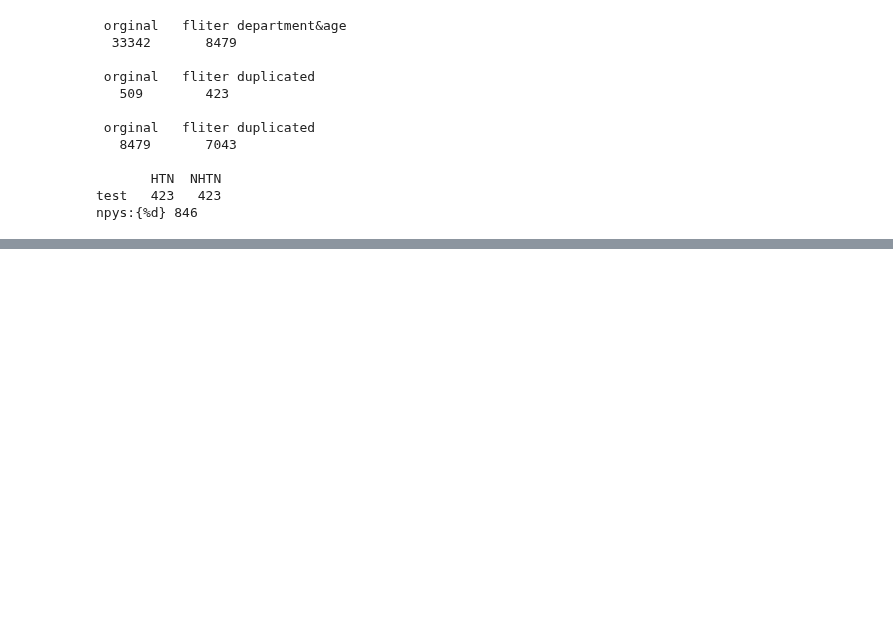
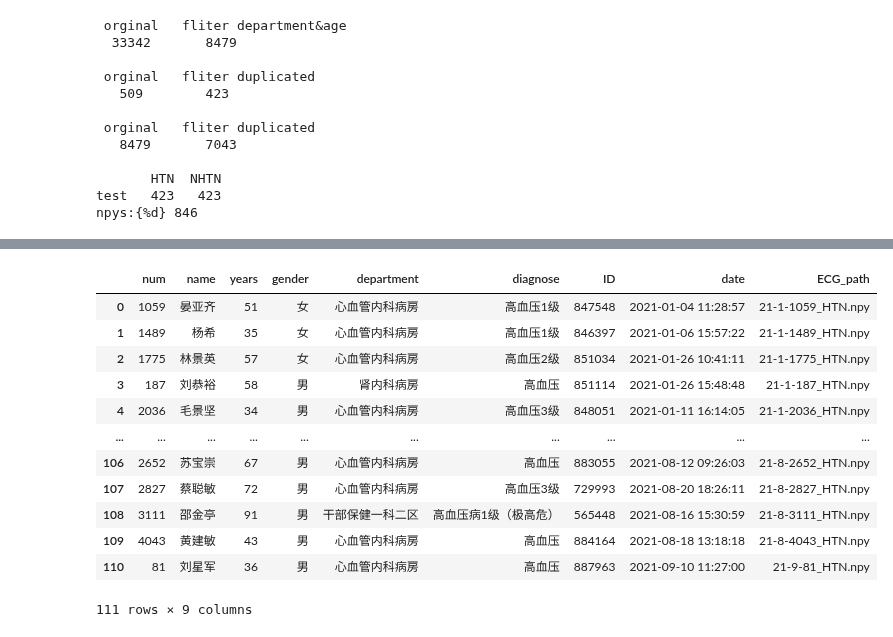
Before and after one commit to LiangBeam9810/Interpretable_HTN, a Jupyter notebook: main copy.ipynb, the cells around one changed output, grey strips where cells are left out. Cells and saved outputs as stored; diff of their text form; code cells hidden in the pictures; blank space fills up the shorter version.

```diff
--- a/main copy.ipynb
+++ b/main copy.ipynb
@@ -445,8 +466,28 @@ HTN_errs
 # %%
+csv_data = pd.DataFrame()
+count = 0
 for index in tqdm((HTN_errs['Unnamed: 0']).tolist()):
     inf = (data.__read_info__(HTN_errs.loc[index,'file name'])).reset_index(drop=True)
     ECG,label = test_Dataset.__getitem__(index)
     file_name = inf['name'][0]+'_'+inf['gender'][0]+'_'+str(inf['years'][0])+'_'+inf['department'][0] +'_'+(inf['diagnose'][0]).replace('/','-')+'_'+inf['ID'][0] +'_'+inf['date'][0]
     ecg_plot.plot(ECG*3500/1000, sample_rate = 500, title = file_name,row_height= 10,show_grid=True,show_separate_line=True)
-    file_name = str(HTN_errs.loc[index,'file name'])+'_'+file_name+'_'+str(HTN_errs.loc[index,'sum'])
-    ecg_plot.save_as_png(file_name,'./ERR/',dpi = 100)
+    file_name = str(count)+'_'+str(HTN_errs.loc[index,'file name'])+'_'+file_name+'_'+str(HTN_errs.loc[index,'ERR_Count'])
+    ecg_plot.save_as_png(file_name,'./ERR/HTN/',dpi = 100)
+    csv_data = csv_data.append(inf)
+    count = count + 1
+# %%
+csv_data = csv_data.reset_index(drop=True)
+# %% [output]
+|  | num | name | years | gender | department | diagnose | ID | date | ECG_path |
+| 0 | 1059 | 晏亚齐 | 51 | 女 | 心血管内科病房 | 高血压1级 | 847548 | 2021-01-04 11:28:57 | 21-1-1059_HTN.npy |
+| 1 | 1489 | 杨希 | 35 | 女 | 心血管内科病房 | 高血压1级 | 846397 | 2021-01-06 15:57:22 | 21-1-1489_HTN.npy |
+| 2 | 1775 | 林景英 | 57 | 女 | 心血管内科病房 | 高血压2级 | 851034 | 2021-01-26 10:41:11 | 21-1-1775_HTN.npy |
+| 3 | 187 | 刘恭裕 | 58 | 男 | 肾内科病房 | 高血压 | 851114 | 2021-01-26 15:48:48 | 21-1-187_HTN.npy |
+| 4 | 2036 | 毛景坚 | 34 | 男 | 心血管内科病房 | 高血压3级 | 848051 | 2021-01-11 16:14:05 | 21-1-2036_HTN.npy |
+| ... | ... | ... | ... | ... | ... | ... | ... | ... | ... |
+| 106 | 2652 | 苏宝崇 | 67 | 男 | 心血管内科病房 | 高血压 | 883055 | 2021-08-12 09:26:03 | 21-8-2652_HTN.npy |
+| 107 | 2827 | 蔡聪敏 | 72 | 男 | 心血管内科病房 | 高血压3级 | 729993 | 2021-08-20 18:26:11 | 21-8-2827_HTN.npy |
+| 108 | 3111 | 邵金亭 | 91 | 男 | 干部保健一科二区 | 高血压病1级（极高危） | 565448 | 2021-08-16 15:30:59 | 21-8-3111_HTN.npy |
+| 109 | 4043 | 黄建敏 | 43 | 男 | 心血管内科病房 | 高血压 | 884164 | 2021-08-18 13:18:18 | 21-8-4043_HTN.npy |
+| 110 | 81 | 刘星军 | 36 | 男 | 心血管内科病房 | 高血压 | 887963 | 2021-09-10 11:27:00 | 21-9-81_HTN.npy |
+111 rows × 9 columns
```
Also changed, not shown: parts of 31 cells of this notebook, 2 other files.
